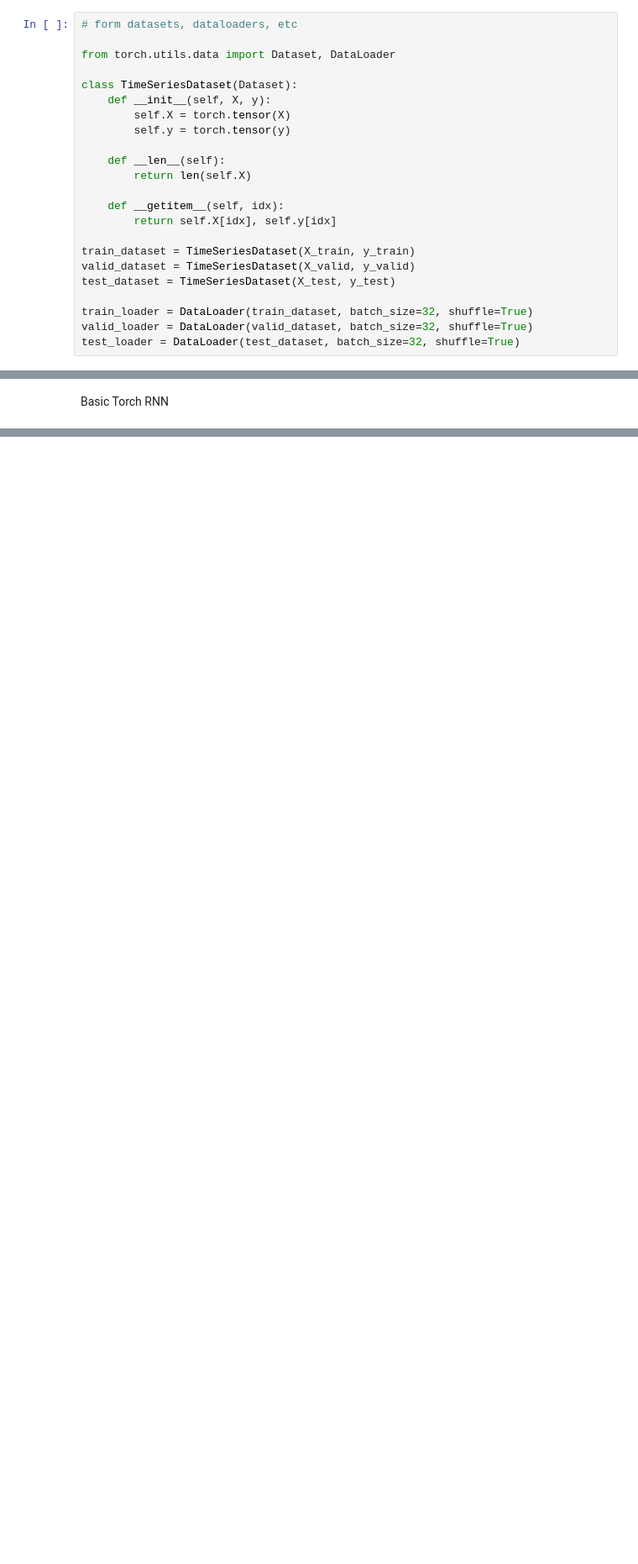
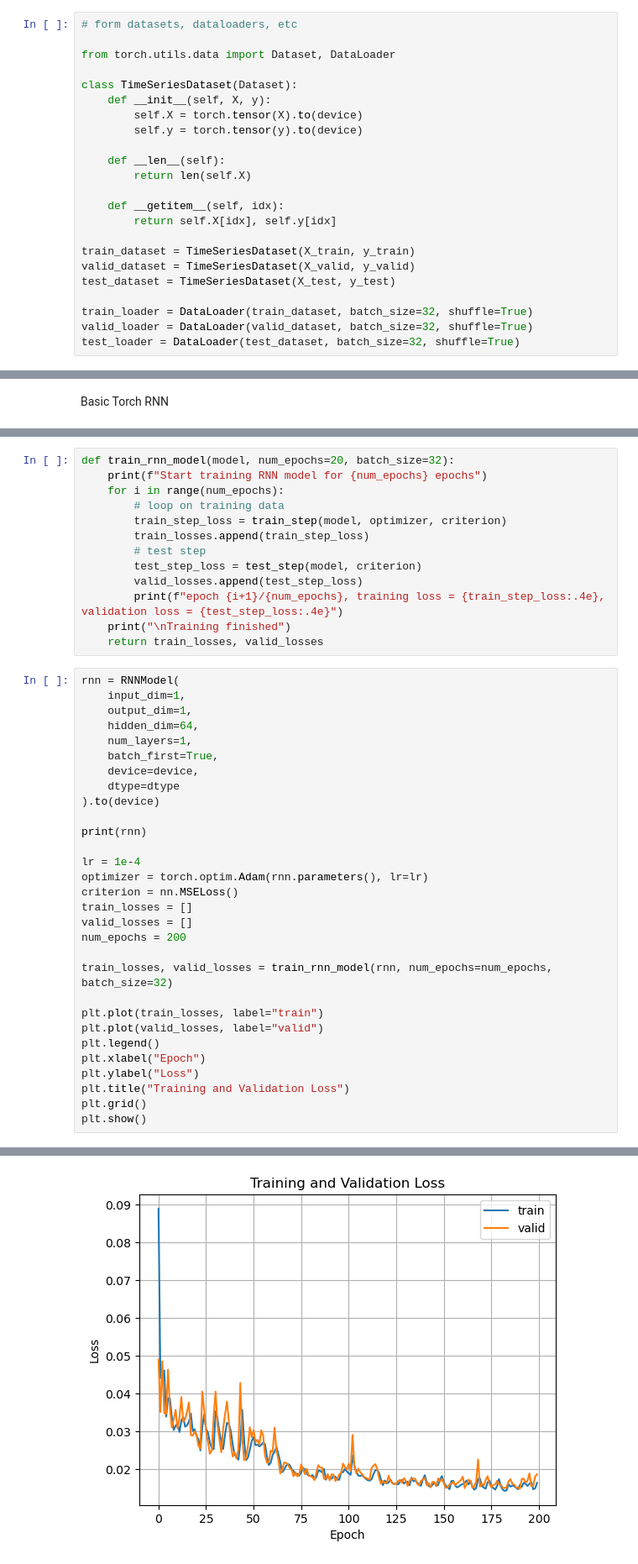
Before and after one commit to BenjaminDeporte/MVA_Stage, a Jupyter notebook: notebooks/Torch_RNN_XPs.ipynb, the cells around one changed output, grey strips where cells are left out. Shown at 84% size. Cells and saved outputs as stored; diff of their text form; blank space fills up the shorter version.

```diff
--- a/notebooks/Torch_RNN_XPs.ipynb
+++ b/notebooks/Torch_RNN_XPs.ipynb
@@ -99,8 +89,8 @@ from torch.utils.data import Dataset, DataLoader
 
 class TimeSeriesDataset(Dataset):
     def __init__(self, X, y):
-        self.X = torch.tensor(X)
-        self.y = torch.tensor(y)
+        self.X = torch.tensor(X).to(device)
+        self.y = torch.tensor(y).to(device)
 
     def __len__(self):
         return len(self.X)
@@ -216,0 +306,44 @@ Basic Torch RNN
+# %%
+def train_rnn_model(model, num_epochs=20, batch_size=32):
+    print(f"Start training RNN model for {num_epochs} epochs")
+    for i in range(num_epochs):
+        # loop on training data
+        train_step_loss = train_step(model, optimizer, criterion)
+        train_losses.append(train_step_loss)
+        # test step
+        test_step_loss = test_step(model, criterion)
+        valid_losses.append(test_step_loss)
+        print(f"epoch {i+1}/{num_epochs}, training loss = {train_step_loss:.4e}, validation loss = {test_step_loss:.4e}")
+    print("\nTraining finished")
+    return train_losses, valid_losses
+# %%
+rnn = RNNModel(
+    input_dim=1,
+    output_dim=1,
+    hidden_dim=64,
+    num_layers=1,
+    batch_first=True,
+    device=device,
+    dtype=dtype
+).to(device)
+
+print(rnn)
+
+lr = 1e-4
+optimizer = torch.optim.Adam(rnn.parameters(), lr=lr)
+criterion = nn.MSELoss()
+train_losses = []
+valid_losses = []
+num_epochs = 200
+
+train_losses, valid_losses = train_rnn_model(rnn, num_epochs=num_epochs, batch_size=32)
+
+plt.plot(train_losses, label="train")
+plt.plot(valid_losses, label="valid")
+plt.legend()
+plt.xlabel("Epoch")
+plt.ylabel("Loss")
+plt.title("Training and Validation Loss")
+plt.grid()
+plt.show()
+# %% [output]
@@ -216,0 +357 @@ Basic Torch RNN
+[figure, added]
```
Also changed, not shown: parts of 26 cells of this notebook.
